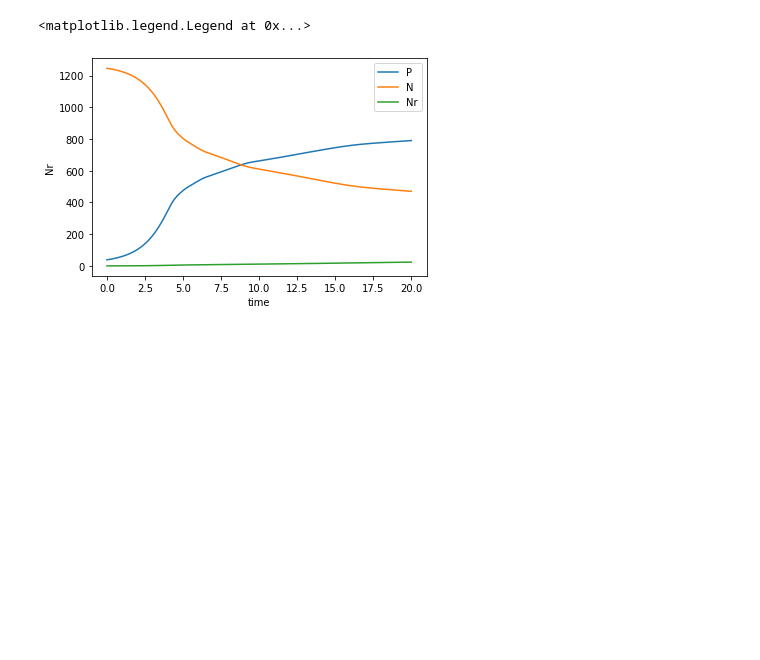
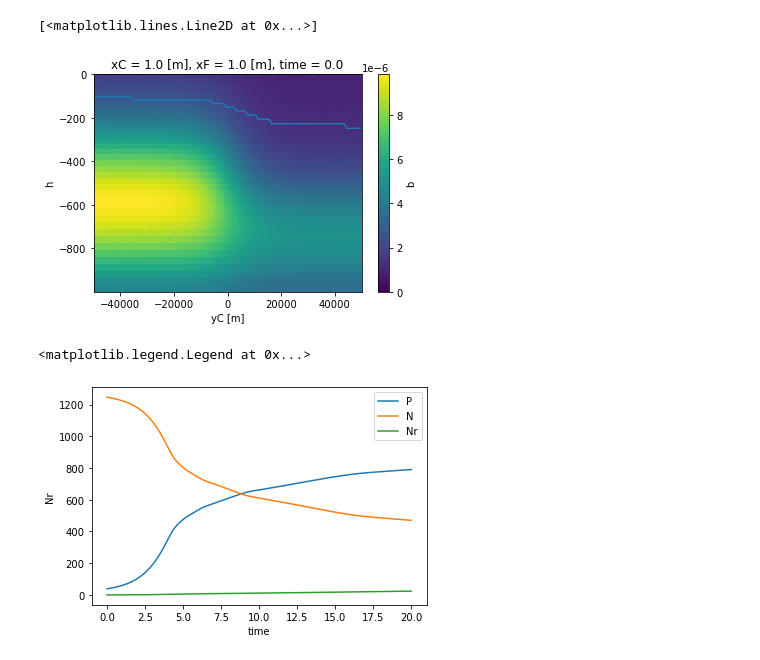
Before and after one commit to iuryt/Bioceananigans.jl, a Jupyter notebook: analysis.ipynb, the cells around one changed output. Cells and saved outputs as stored; diff of their text form; code cells hidden in the pictures; blank space fills up the shorter version.

```diff
--- a/analysis.ipynb
+++ b/analysis.ipynb
@@ -8,3 +20,9 @@ ds = ds.assign_coords(time=ds.time.astype("float")*1e-9/86400)
+# %%
+(ds.b.differentiate("zC")).plot()
+(-ds.h).plot()
+# %% [output]
+[<matplotlib.lines.Line2D at 0x...>]
+[figure, added]
 # %%
 total = (ds.P+ds.N+ds.Nr).integrate(["xC","yC","zC"])
 # %%
```
Also changed, not shown: parts of 3 cells of this notebook.
